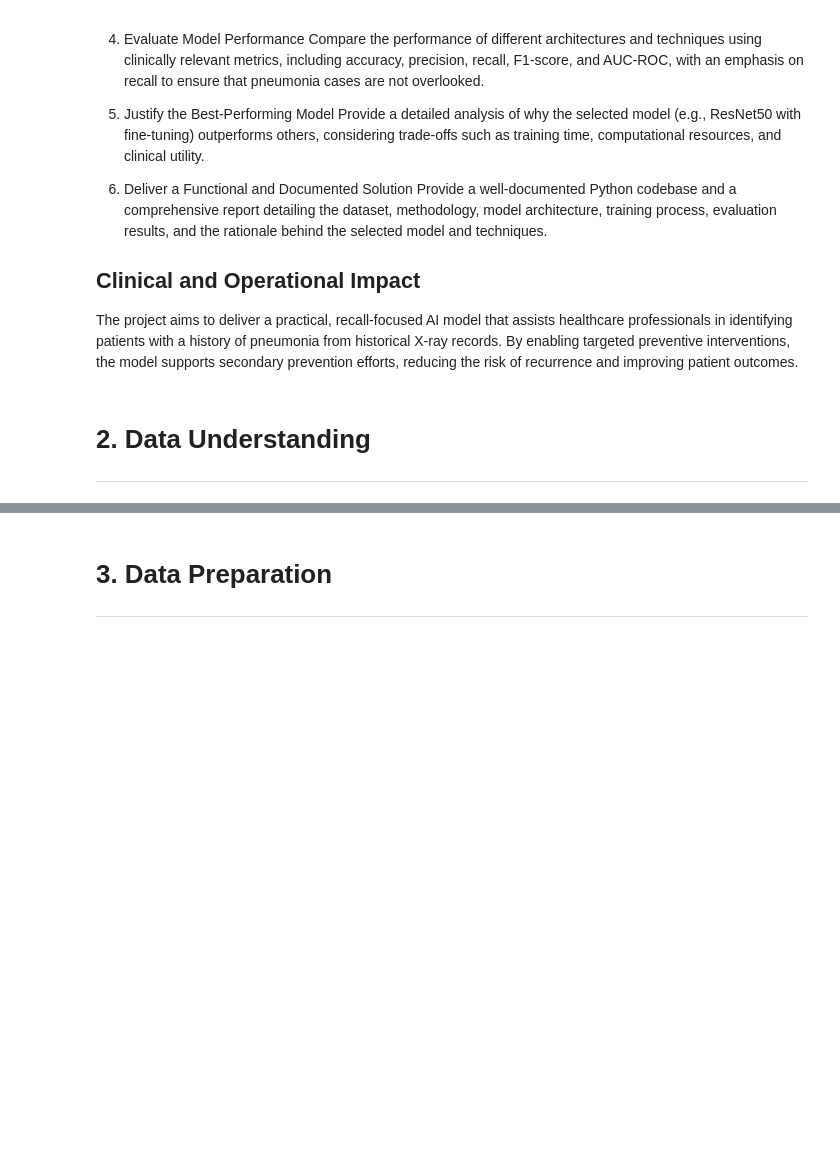
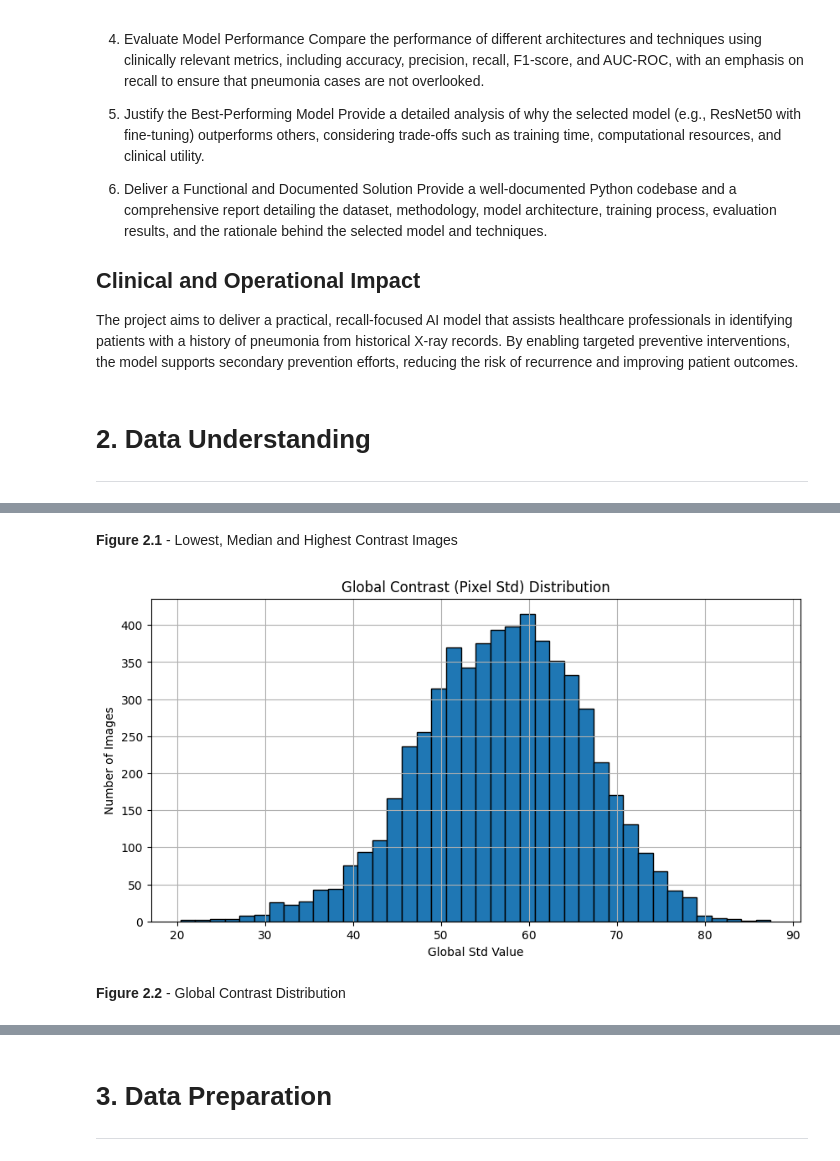
Before and after one commit to logus2k/apvc_p2, a Jupyter notebook: dl_for_cv_project2_v1.ipynb, the cells around one changed output, grey strips where cells are left out. Saved outputs shown, nothing was run; the diff lists cells and outputs as text; code cells hidden in the pictures; blank space fills up the shorter version.

Commit message:
Add first cells on Data Understanding section

```diff
--- a/dl_for_cv_project2_v1.ipynb
+++ b/dl_for_cv_project2_v1.ipynb
@@ -78,0 +99,35 @@ tf.random.set_seed(SEED)
+# %%
+# Helper function for computing global contrast (standard deviation of pixel intensities)
+def compute_global_std(image_path):
+	img = cv2.imread(image_path, cv2.IMREAD_GRAYSCALE)
+	if img is None:
+		return None
+	img = img.astype(np.float32)
+	return float(np.std(img))
+
+# Gather all image file paths from the directory structure
+def get_all_image_paths(root):
+	paths = []
+	for root_dir, _, files in os.walk(root):
+		for f in files:
+			if f.lower().endswith((".png", ".jpg", ".jpeg")):
+				paths.append(os.path.join(root_dir, f))
+	return paths
+
+train_paths = get_all_image_paths(train_dir)
+test_paths = get_all_image_paths(test_dir)
+all_paths = train_paths + test_paths
+
+print(f"Found {len(all_paths)} images.")
+
+# Compute global contrast for each image
+results = []
+for path in all_paths:
+	std_val = compute_global_std(path)
+	if std_val is not None:
+		results.append({"image": path, "global_std": std_val})
+
+df_std = pd.DataFrame(results)
+
+# Display descriptive statistics for global contrast
+display(df_std.describe())
@@ -78,0 +173,15 @@ tf.random.set_seed(SEED)
+# %% [markdown]
+**Figure 2.1** - Lowest, Median and Highest Contrast Images
+# %%
+# Plot global contrast values for Figure 2.2
+plt.figure(figsize=(10, 5))
+plt.hist(df_std["global_std"], bins=40, edgecolor='black')
+plt.title("Global Contrast (Pixel Std) Distribution")
+plt.xlabel("Global Std Value")
+plt.ylabel("Number of Images")
+plt.grid(True)
+plt.show()
+# %% [output]
+[figure, added]
+# %% [markdown]
+**Figure 2.2** - Global Contrast Distribution
```
Also changed, not shown: parts of 7 cells of this notebook.
